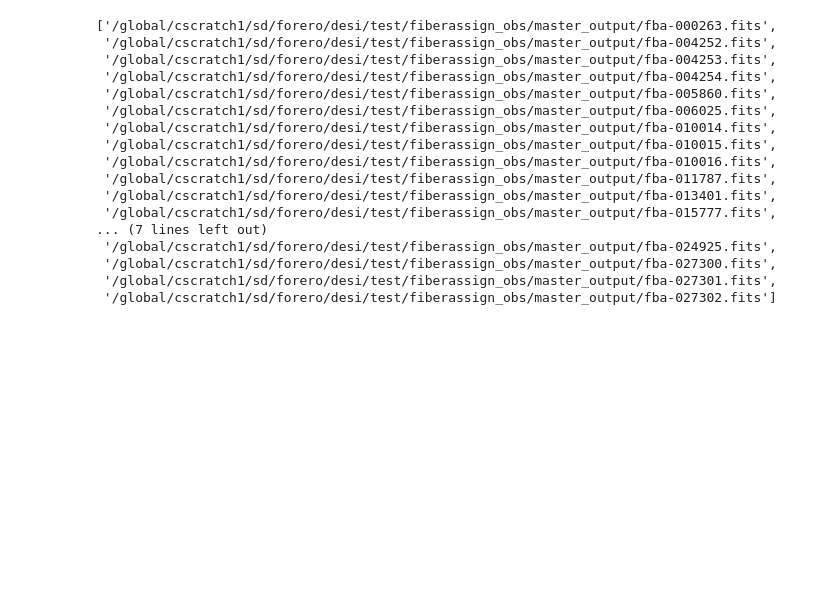
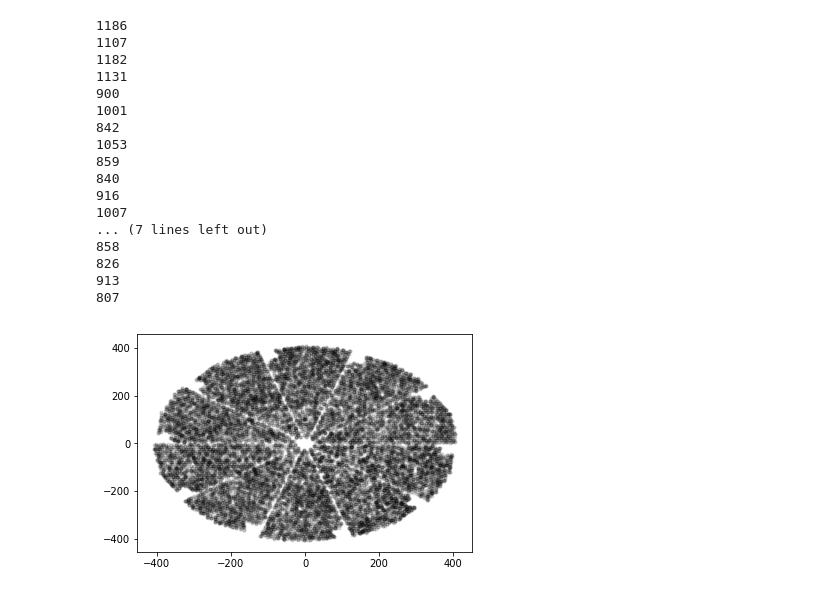
Before and after one commit to forero/SandboxDESI, a Jupyter notebook: fiber/sky_pattern.ipynb, the cells around one changed output. Cells and saved outputs as stored; diff of their text form; code cells hidden in the pictures; blank space fills up the shorter version.

```diff
--- a/fiber/sky_pattern.ipynb
+++ b/fiber/sky_pattern.ipynb
@@ -5,0 +13,9 @@ import glob
+# %%
+def plot_sky(path_master):
+    master_files = glob.glob(path_master+"fba-*.fits")
+    master_files.sort()
+    for f in master_files:
+        data = Table.read(f, hdu=1)
+        ii = ((data['FA_TYPE']&4)!=0) & (data['DEVICE_TYPE']=='POS')
+        print(np.count_nonzero(ii))
+        plt.scatter(data['FIBERASSIGN_X'][ii], data['FIBERASSIGN_Y'][ii], color='black', s=10.0, alpha=0.1)
@@ -6,24 +64,21 @@ import glob
 # %%
-path_master = "/global/cscratch1/sd/forero/desi/test/fiberassign_obs/master_output/"
-master_files = glob.glob(path_master+"fba-*.fits")
-master_files.sort()
+plot_sky("/global/cscratch1/sd/forero/desi/test/fiberassign_obs/master_output/")
+# %% [output]
+1186
+1107
+1182
+1131
+900
+1001
+842
+1053
+859
+840
+916
+1007
+... (7 lines left out)
+858
+826
+913
+807
+[figure, added]
-# %%
-master_files[]
-# %% [output]
-['/global/cscratch1/sd/forero/desi/test/fiberassign_obs/master_output/fba-000263.fits',
- '/global/cscratch1/sd/forero/desi/test/fiberassign_obs/master_output/fba-004252.fits',
- '/global/cscratch1/sd/forero/desi/test/fiberassign_obs/master_output/fba-004253.fits',
- '/global/cscratch1/sd/forero/desi/test/fiberassign_obs/master_output/fba-004254.fits',
- '/global/cscratch1/sd/forero/desi/test/fiberassign_obs/master_output/fba-005860.fits',
- '/global/cscratch1/sd/forero/desi/test/fiberassign_obs/master_output/fba-006025.fits',
- '/global/cscratch1/sd/forero/desi/test/fiberassign_obs/master_output/fba-010014.fits',
- '/global/cscratch1/sd/forero/desi/test/fiberassign_obs/master_output/fba-010015.fits',
- '/global/cscratch1/sd/forero/desi/test/fiberassign_obs/master_output/fba-010016.fits',
- '/global/cscratch1/sd/forero/desi/test/fiberassign_obs/master_output/fba-011787.fits',
- '/global/cscratch1/sd/forero/desi/test/fiberassign_obs/master_output/fba-013401.fits',
- '/global/cscratch1/sd/forero/desi/test/fiberassign_obs/master_output/fba-015777.fits',
-... (7 lines left out)
- '/global/cscratch1/sd/forero/desi/test/fiberassign_obs/master_output/fba-024925.fits',
- '/global/cscratch1/sd/forero/desi/test/fiberassign_obs/master_output/fba-027300.fits',
- '/global/cscratch1/sd/forero/desi/test/fiberassign_obs/master_output/fba-027301.fits',
- '/global/cscratch1/sd/forero/desi/test/fiberassign_obs/master_output/fba-027302.fits']
```
Also changed, not shown: parts of 4 cells of this notebook.
